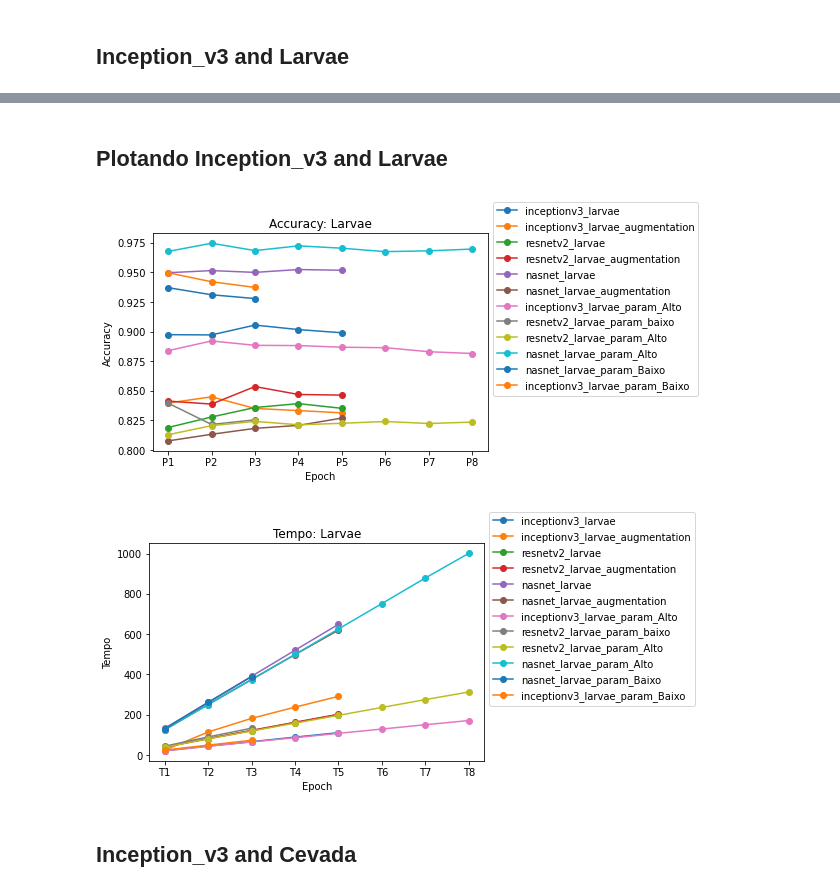
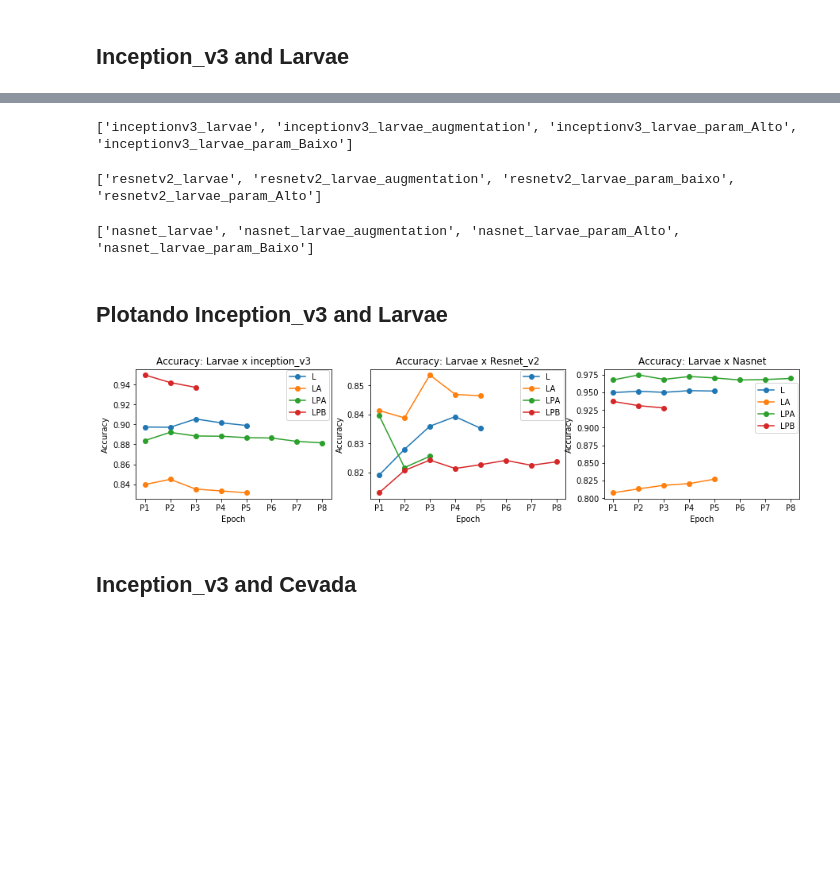
Before and after one commit to ViniciusLavorte/Python, a Jupyter notebook: Analise_TCC.ipynb, the cells around one changed output, grey strips where cells are left out. Drawn from its saved outputs; the diff is of its cells as text; code cells hidden in the pictures; blank space fills up the shorter version.

```diff
--- a/Analise_TCC.ipynb
+++ b/Analise_TCC.ipynb
@@ -91,26 +88,67 @@ ct
+# %%
+#Buscando dados da arquitetura Inception
+print(list(larvae_inception))
+#larvae_inception
+li = ['L','LA','LPA','LPB']
+lia = bt.loc[:,larvae_inception]
+# %% [output]
+['inceptionv3_larvae', 'inceptionv3_larvae_augmentation', 'inceptionv3_larvae_param_Alto', 'inceptionv3_larvae_param_Baixo']
+# %%
+#Buscando dados da arquitetura Resnet
+print(list(larvae_resnetv2))
+#larvae_resnetv2
+#lr = ['L','LA','LPA','LPB']
+lr = bt.loc[:,larvae_resnetv2]
+# %% [output]
+['resnetv2_larvae', 'resnetv2_larvae_augmentation', 'resnetv2_larvae_param_baixo', 'resnetv2_larvae_param_Alto']
+# %%
+#Buscando dados da arquitetura Nasnet
+print(list(larvae_nasnet))
+#larvae_nasnet
+#la = ['L','LA','LPA','LPB']
+ln = bt.loc[:,larvae_nasnet]
+# %% [output]
+['nasnet_larvae', 'nasnet_larvae_augmentation', 'nasnet_larvae_param_Alto', 'nasnet_larvae_param_Baixo']
 # %% [markdown]
 ## Plotando Inception_v3 and Larvae
 # %%
 # Plotando as saídas de Accuracia e tempo
 #plt.figure(figsize=(9, 3))
 
-plt.plot(bt.iloc[:-1,:],marker ='o')
-plt.title('Accuracy: Larvae')
-plt.legend(bt.columns,loc='center left', bbox_to_anchor=(1, 0.7))
+fig = plt.figure("Imagens Data Augmentation", figsize=(15,3))
+ax = fig.add_subplot(1, 3, 1)
+plt.plot(lia.iloc[:-1,:],marker ='o')
+plt.title('Accuracy: Larvae x inception_v3')
+plt.legend(li,loc='center left', bbox_to_anchor=(0.75, 0.8))
 plt.ylabel('Accuracy')
 plt.xlabel('Epoch')
-plt.show()
+#plt.imshow(ax)
+
+ax = fig.add_subplot(1, 3, 2)
+plt.plot(lr.iloc[:-1,:],marker ='o')
+plt.title('Accuracy: Larvae x Resnet_v2')
+plt.legend(li,loc='center left', bbox_to_anchor=(0.75, 0.8))
+plt.ylabel('Accuracy')
+plt.xlabel('Epoch')
+#plt.imshow(ax)
+
+ax = fig.add_subplot(1, 3, 3)
+plt.plot(ln.iloc[:-1,:],marker ='o')
+plt.title('Accuracy: Larvae x Nasnet')
+plt.legend(li,loc='center left', bbox_to_anchor=(0.75, 0.7))
+plt.ylabel('Accuracy')
+plt.xlabel('Epoch')
+plt.show(ax)
 
 
-plt.plot(ct.iloc[:-1,:],marker ='o')
-plt.title('Tempo: Larvae')
-plt.legend(bt.columns,loc='center left', bbox_to_anchor=(1, 0.7))
-plt.ylabel('Tempo')
-plt.xlabel('Epoch')
-plt.show()
+#plt.plot(ct.iloc[:-1,:],marker ='o')
+#plt.title('Tempo: Larvae')
+#plt.legend(bt.columns,loc='center left', bbox_to_anchor=(1, 0.7))
+#plt.ylabel('Tempo')
+#plt.xlabel('Epoch')
+#plt.show()
 # %% [output]
-[figure, old version]
+[figure, new version]
-[figure, removed]
 # %% [markdown]
 ## Inception_v3 and Cevada
 # %%
```
Also changed, not shown: parts of 5 cells of this notebook, 9 other files.
